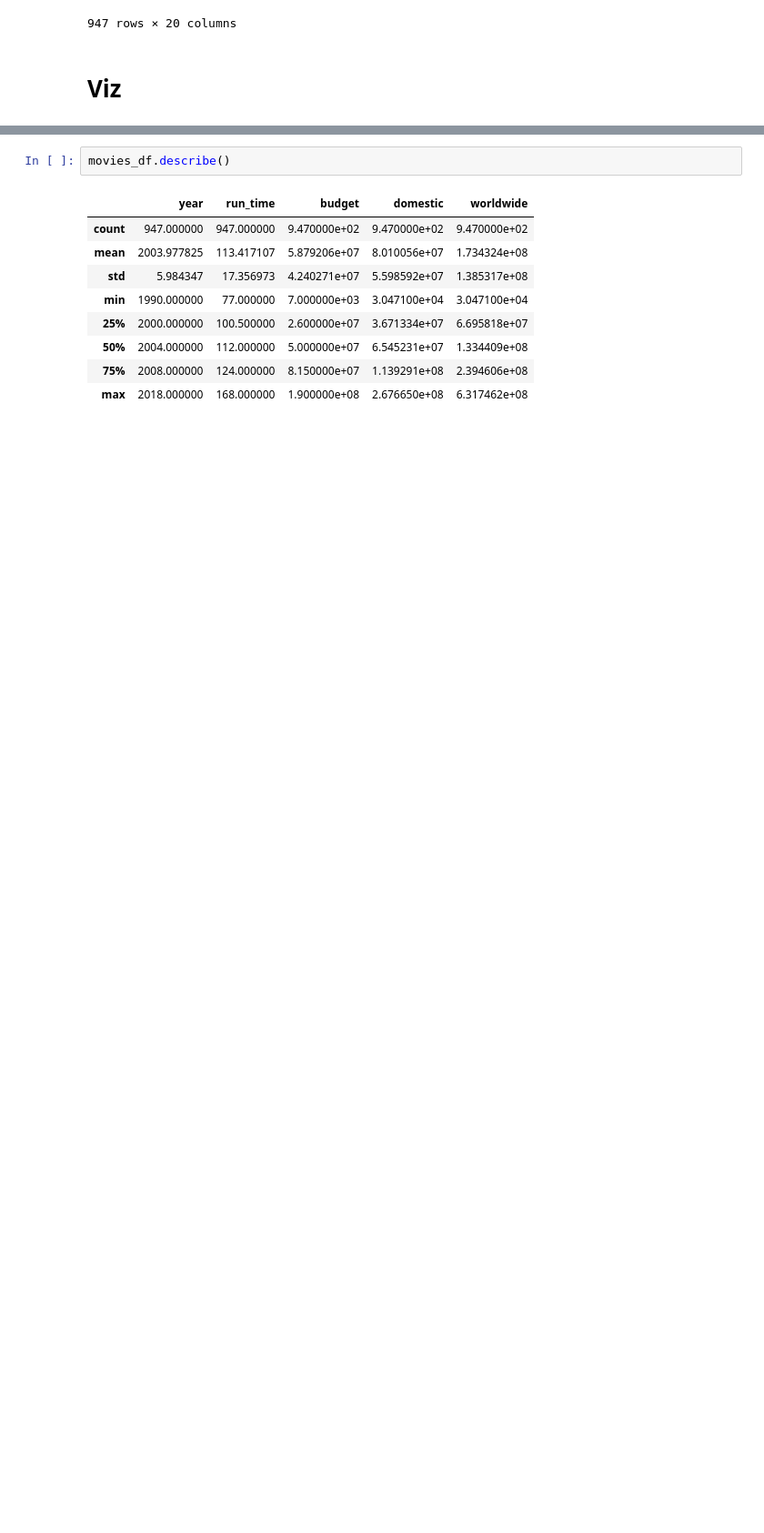
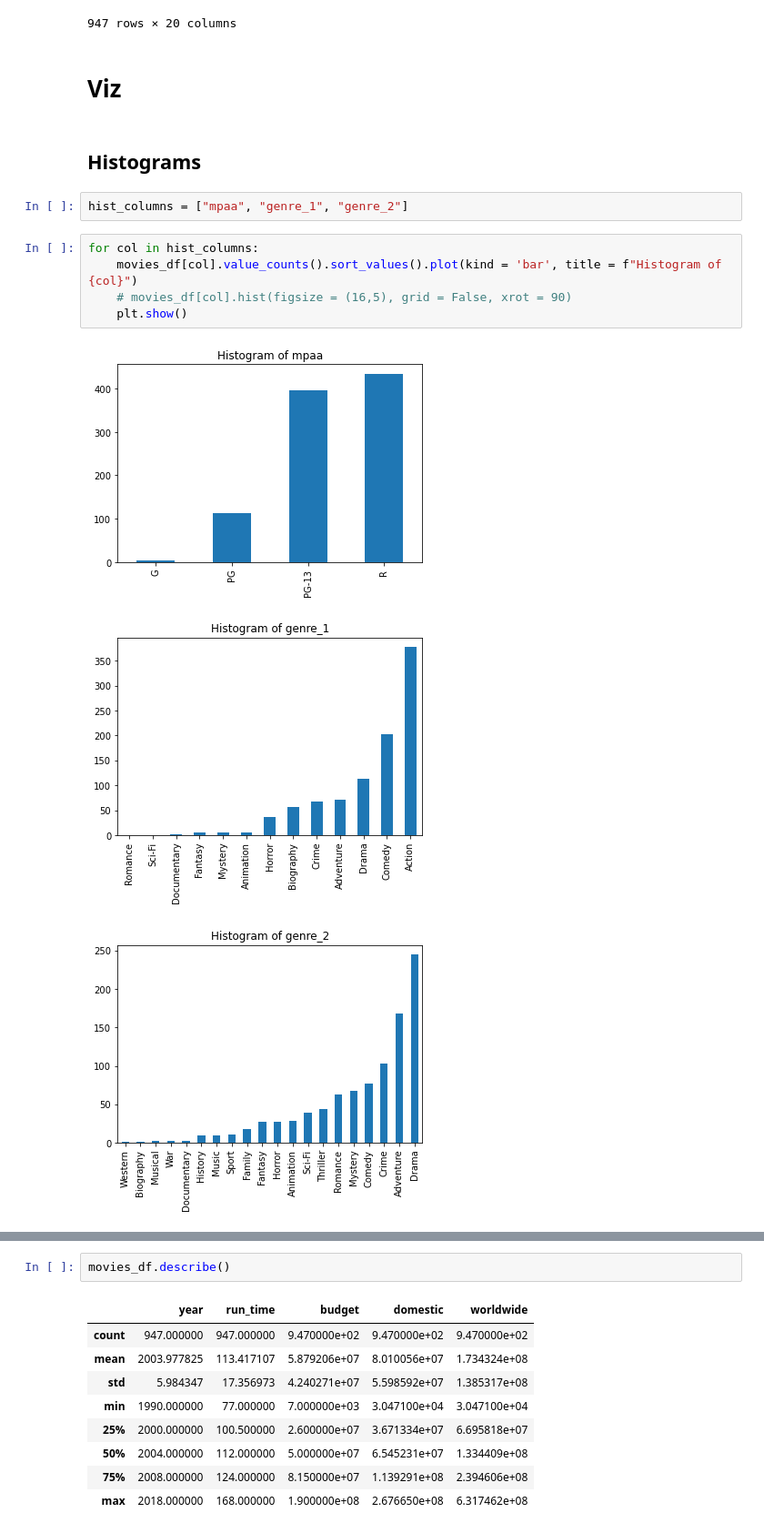
Before and after one commit to sansanity/CS4050-NB, a Jupyter notebook: INITIAL_DATA_CLEANING.ipynb, the cells around one changed output, grey strips where cells are left out. Shown: that part at 91% size. Saved outputs shown, nothing was run; the diff lists cells and outputs as text; blank space fills up the shorter version.

```diff
--- a/INITIAL_DATA_CLEANING.ipynb
+++ b/INITIAL_DATA_CLEANING.ipynb
@@ -194,3 +194,16 @@ movies_df
 947 rows × 20 columns
 # %% [markdown]
 # Viz
+# %% [markdown]
+## Histograms
+# %%
+hist_columns = ["mpaa", "genre_1", "genre_2"]
+# %%
+for col in hist_columns:
+    movies_df[col].value_counts().sort_values().plot(kind = 'bar', title = f"Histogram of {col}")
+    # movies_df[col].hist(figsize = (16,5), grid = False, xrot = 90)
+    plt.show()
+# %% [output]
+[figure, added]
+[figure, added]
+[figure, added]
```
Also changed, not shown: parts of 40 cells of this notebook, 6 other files.
